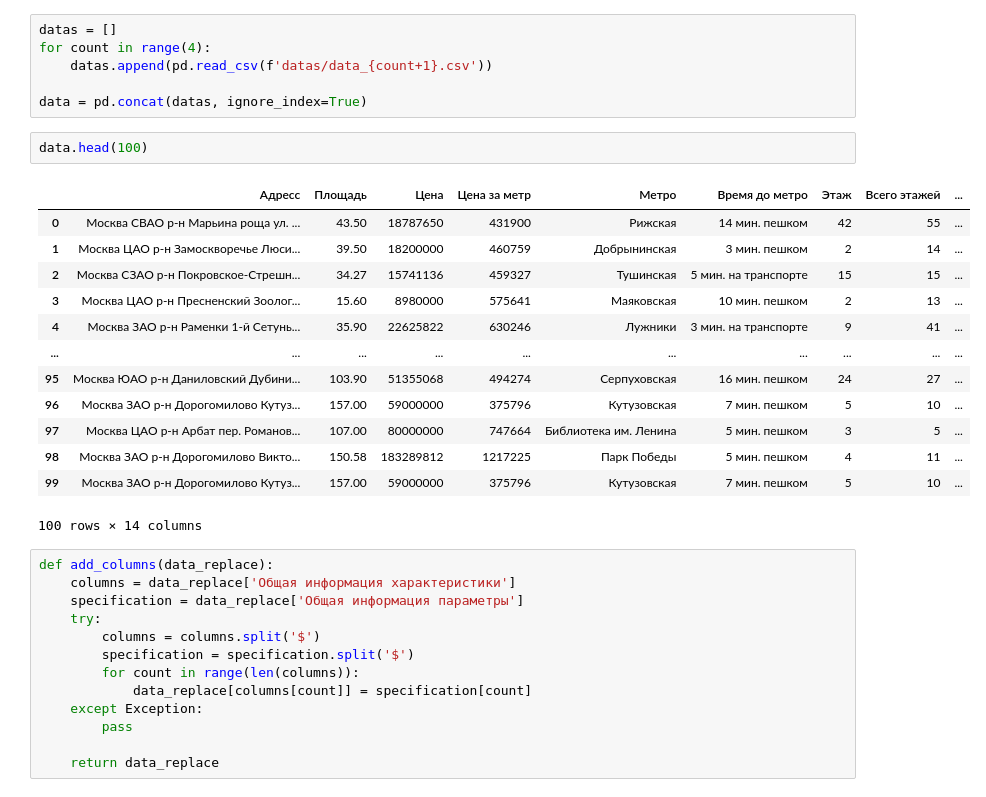
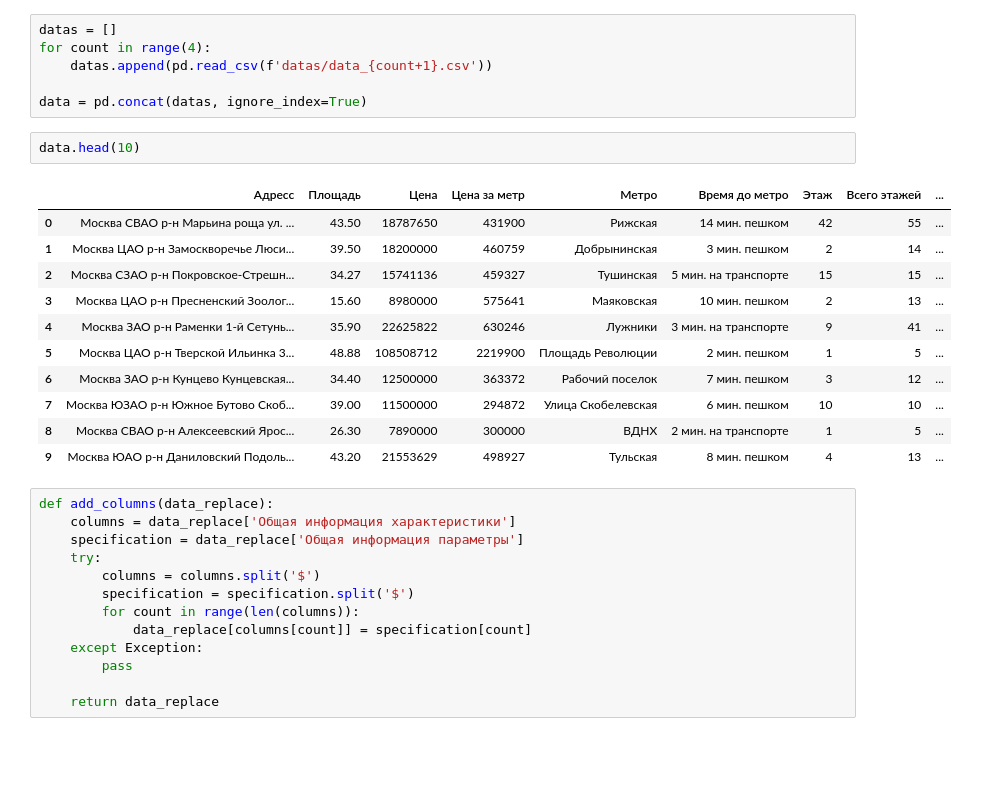
Before and after one commit to dmitriynagorny/Prediction_room_price, a Jupyter notebook: research.ipynb, the cells around one changed output. Saved outputs shown, nothing was run; the diff lists cells and outputs as text; blank space fills up the shorter version.

```diff
--- a/research.ipynb
+++ b/research.ipynb
@@ -30,21 +30,19 @@ for count in range(4):
 
 data = pd.concat(datas, ignore_index=True)
 # %%
-data.head(100)
+data.head(10)
 # %% [output]
 |  | Адресс | Площадь | Цена | Цена за метр | Метро | Время до метро | Этаж | Всего этажей | ... |
 | 0 | Москва СВАО р-н Марьина роща ул. ... | 43.50 | 18787650 | 431900 | Рижская | 14 мин. пешком | 42 | 55 | ... |
 | 1 | Москва ЦАО р-н Замоскворечье Люси... | 39.50 | 18200000 | 460759 | Добрынинская | 3 мин. пешком | 2 | 14 | ... |
 | 2 | Москва СЗАО р-н Покровское-Стрешн... | 34.27 | 15741136 | 459327 | Тушинская | 5 мин. на транспорте | 15 | 15 | ... |
 | 3 | Москва ЦАО р-н Пресненский Зоолог... | 15.60 | 8980000 | 575641 | Маяковская | 10 мин. пешком | 2 | 13 | ... |
 | 4 | Москва ЗАО р-н Раменки 1-й Сетунь... | 35.90 | 22625822 | 630246 | Лужники | 3 мин. на транспорте | 9 | 41 | ... |
-| ... | ... | ... | ... | ... | ... | ... | ... | ... | ... |
-| 95 | Москва ЮАО р-н Даниловский Дубини... | 103.90 | 51355068 | 494274 | Серпуховская | 16 мин. пешком | 24 | 27 | ... |
-| 96 | Москва ЗАО р-н Дорогомилово Кутуз... | 157.00 | 59000000 | 375796 | Кутузовская | 7 мин. пешком | 5 | 10 | ... |
-| 97 | Москва ЦАО р-н Арбат пер. Романов... | 107.00 | 80000000 | 747664 | Библиотека им. Ленина | 5 мин. пешком | 3 | 5 | ... |
-| 98 | Москва ЗАО р-н Дорогомилово Викто... | 150.58 | 183289812 | 1217225 | Парк Победы | 5 мин. пешком | 4 | 11 | ... |
-| 99 | Москва ЗАО р-н Дорогомилово Кутуз... | 157.00 | 59000000 | 375796 | Кутузовская | 7 мин. пешком | 5 | 10 | ... |
+| 5 | Москва ЦАО р-н Тверской Ильинка 3... | 48.88 | 108508712 | 2219900 | Площадь Революции | 2 мин. пешком | 1 | 5 | ... |
+| 6 | Москва ЗАО р-н Кунцево Кунцевская... | 34.40 | 12500000 | 363372 | Рабочий поселок | 7 мин. пешком | 3 | 12 | ... |
+| 7 | Москва ЮЗАО р-н Южное Бутово Скоб... | 39.00 | 11500000 | 294872 | Улица Скобелевская | 6 мин. пешком | 10 | 10 | ... |
+| 8 | Москва СВАО р-н Алексеевский Ярос... | 26.30 | 7890000 | 300000 | ВДНХ | 2 мин. на транспорте | 1 | 5 | ... |
+| 9 | Москва ЮАО р-н Даниловский Подоль... | 43.20 | 21553629 | 498927 | Тульская | 8 мин. пешком | 4 | 13 | ... |
-100 rows × 14 columns
 # %%
 def add_columns(data_replace):
     columns = data_replace['Общая информация характеристики']
```
